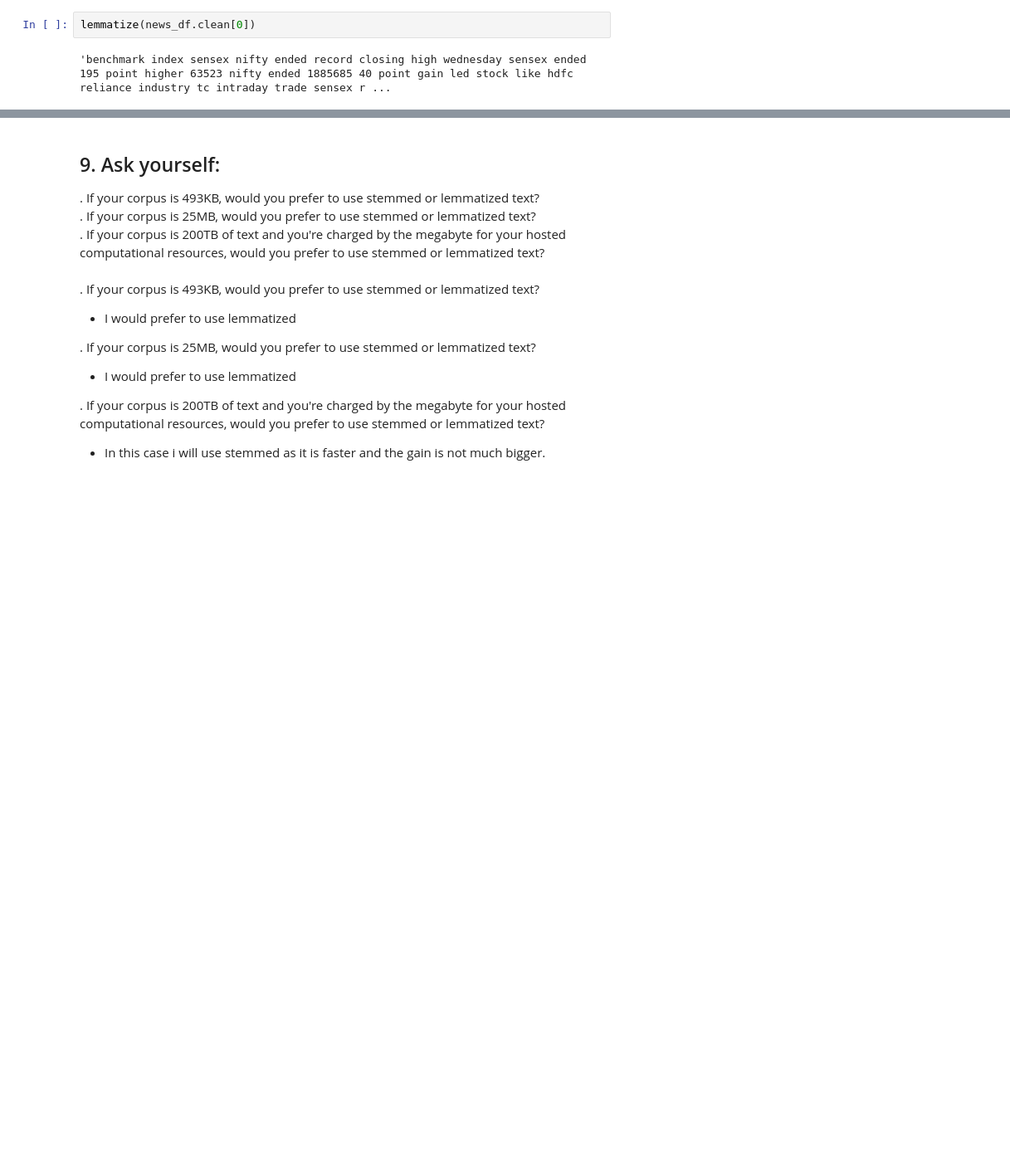
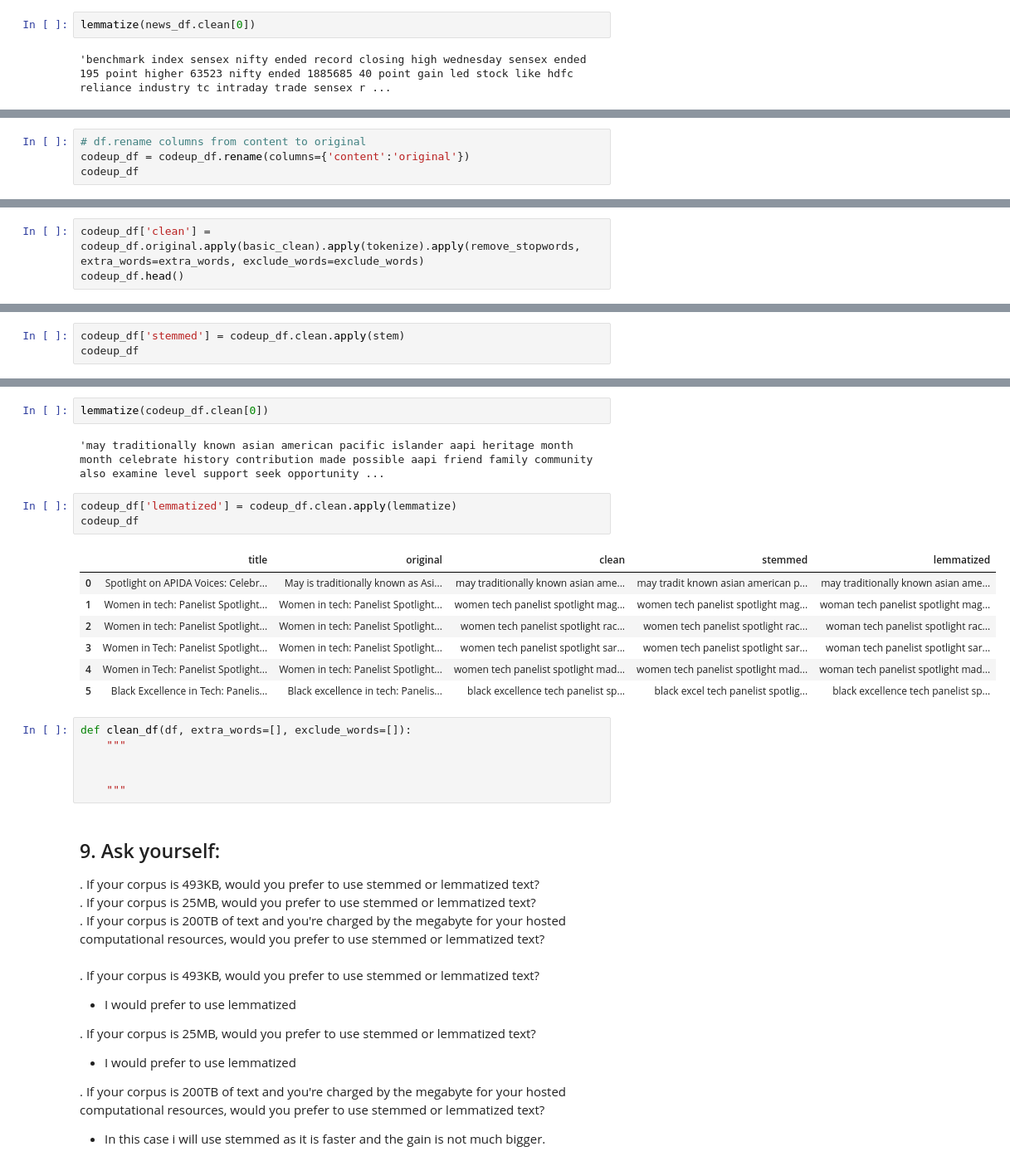
Before and after one commit to rosendo-lugo/natural_language_processing_exercises, a Jupyter notebook: prepare_exercises.ipynb, the cells around one changed output, grey strips where cells are left out. Shown at 83% size. Cells and saved outputs as stored; diff of their text form; blank space fills up the shorter version.

```diff
--- a/prepare_exercises.ipynb
+++ b/prepare_exercises.ipynb
@@ -343,0 +348,4 @@ news_df
+# %%
+# df.rename columns from content to original
+codeup_df = codeup_df.rename(columns={'content':'original'})
+codeup_df
@@ -343,0 +365,3 @@ news_df
+# %%
+codeup_df['clean'] = codeup_df.original.apply(basic_clean).apply(tokenize).apply(remove_stopwords, extra_words=extra_words, exclude_words=exclude_words)
+codeup_df.head()
@@ -343,0 +379,3 @@ news_df
+# %%
+codeup_df['stemmed'] = codeup_df.clean.apply(stem)
+codeup_df
@@ -344,3 +390,24 @@ news_df
+# %%
+lemmatize(codeup_df.clean[0])
+# %% [output]
+'may traditionally known asian american pacific islander aapi heritage month month celebrate history contribution made possible aapi friend family community also examine level support seek opportunity ...
+# %%
+codeup_df['lemmatized'] = codeup_df.clean.apply(lemmatize)
+codeup_df
+# %% [output]
+|  | title | original | clean | stemmed | lemmatized |
+| 0 | Spotlight on APIDA Voices: Celebr... | May is traditionally known as Asi... | may traditionally known asian ame... | may tradit known asian american p... | may traditionally known asian ame... |
+| 1 | Women in tech: Panelist Spotlight... | Women in tech: Panelist Spotlight... | women tech panelist spotlight mag... | women tech panelist spotlight mag... | woman tech panelist spotlight mag... |
+| 2 | Women in tech: Panelist Spotlight... | Women in tech: Panelist Spotlight... | women tech panelist spotlight rac... | women tech panelist spotlight rac... | woman tech panelist spotlight rac... |
+| 3 | Women in Tech: Panelist Spotlight... | Women in tech: Panelist Spotlight... | women tech panelist spotlight sar... | women tech panelist spotlight sar... | woman tech panelist spotlight sar... |
+| 4 | Women in Tech: Panelist Spotlight... | Women in tech: Panelist Spotlight... | women tech panelist spotlight mad... | women tech panelist spotlight mad... | woman tech panelist spotlight mad... |
+| 5 | Black Excellence in Tech: Panelis... | Black excellence in tech: Panelis... | black excellence tech panelist sp... | black excel tech panelist spotlig... | black excellence tech panelist sp... |
+# %%
+def clean_df(df, extra_words=[], exclude_words=[]):
+    """
+
+
+    """
 # %% [markdown]
 ## 9. Ask yourself:
 
```
Also changed, not shown: parts of 26 cells of this notebook, 3 other files.
